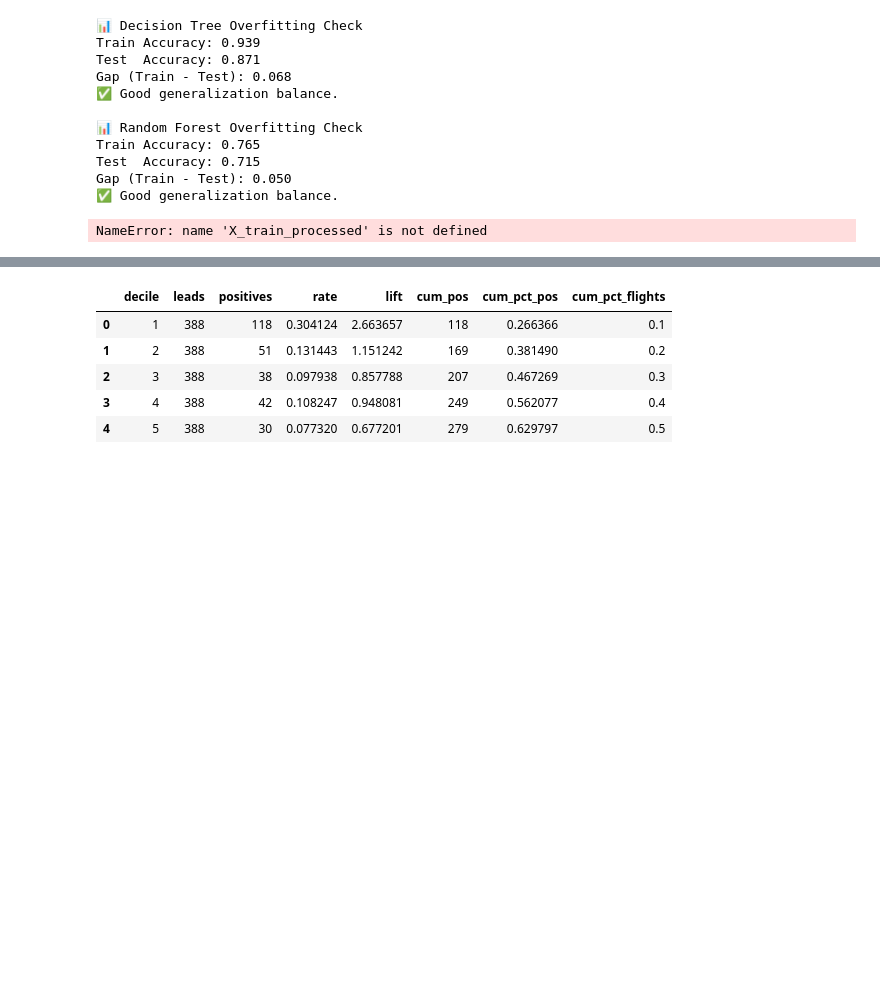
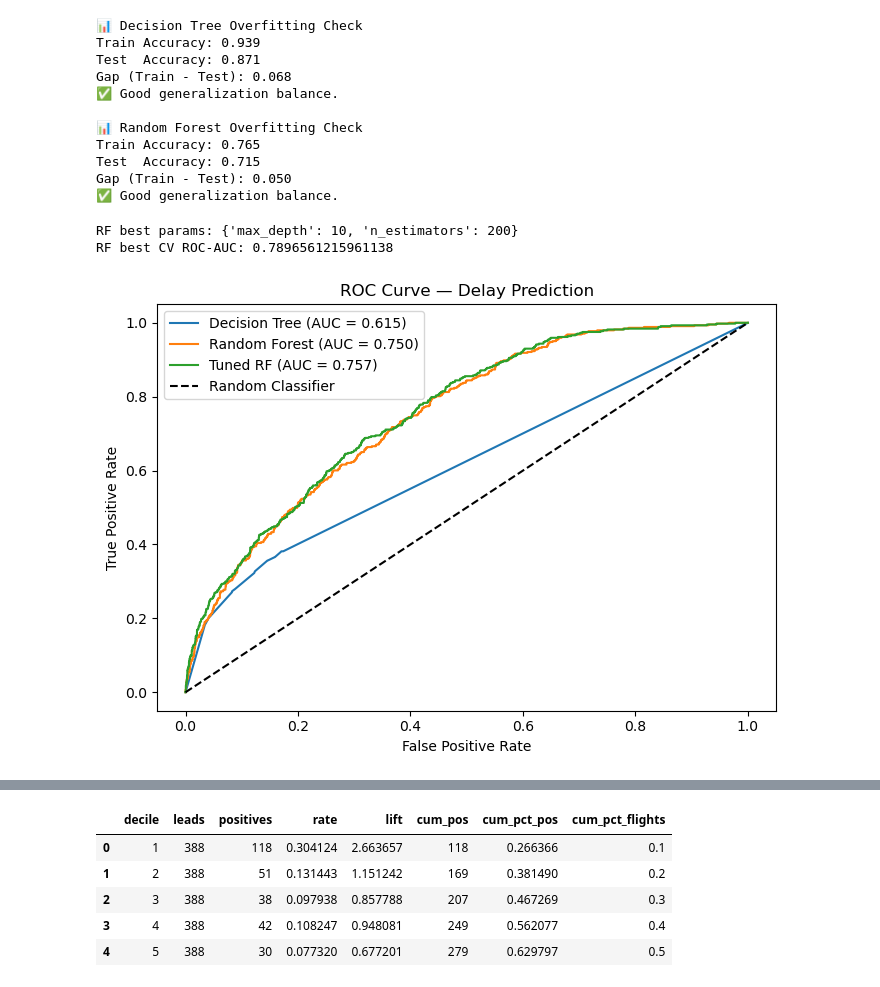
Before and after one commit to CFarron/CAP_3764_2026_Spring_Team_2, a Jupyter notebook: notebooks/03_tree_based_model.ipynb, the cells around one changed output, grey strips where cells are left out. Cells and saved outputs as stored; diff of their text form; code cells hidden in the pictures; blank space fills up the shorter version.

Commit message:
Finalized model tuning and performance metrics
Adjusted output based on new features and hyper parameter tuning

```diff
--- a/notebooks/03_tree_based_model.ipynb
+++ b/notebooks/03_tree_based_model.ipynb
@@ -438,27 +337,67 @@ Test  Accuracy: 0.715
 Gap (Train - Test): 0.050
 ✅ Good generalization balance.
 # %%
+# =====================================================
+# Hyperparameter Tuning
+# =====================================================
 from sklearn.ensemble import RandomForestClassifier
 from sklearn.model_selection import GridSearchCV
 
-param_grid_rf = {
-    "n_estimators": [200, 400],
-    "max_depth": [None, 8],
-    "min_samples_leaf": [1, 3],
+rf_param_grid = {
+    'max_depth': [5, 10, 15, None],
+    'n_estimators': [100, 200, 300]
 }
 
 rf_grid = GridSearchCV(
-    RandomForestClassifier(random_state=42),
-    param_grid_rf,
+    RandomForestClassifier(random_state=RANDOM_STATE),
+    rf_param_grid,
     cv=5,
-    scoring="roc_auc",
+    scoring='roc_auc',
     n_jobs=-1,
     refit=True
 )
 
-rf_grid.fit(X_train_processed, y_train)
+rf_grid.fit(X_train, y_train)
 
 print("RF best params:", rf_grid.best_params_)
-print("RF best CV AUC:", rf_grid.best_score_)
+print("RF best CV ROC-AUC:", rf_grid.best_score_)
 # %% [output]
-NameError: name 'X_train_processed' is not defined
+RF best params: {'max_depth': 10, 'n_estimators': 200}
+RF best CV ROC-AUC: 0.7896561215961138
+# %%
+best_rf = rf_grid.best_estimator_
+y_pred_rf_tuned = best_rf.predict(X_test)
+y_prob_rf_tuned = best_rf.predict_proba(X_test)[:, 1]
+
+cv_rf_tuned = rf_grid.best_score_
+# %%
+# =====================================================
+# ROC Curves
+# =====================================================
+
+auc_dt = roc_auc_score(y_test, y_prob_dt)
+auc_rf = roc_auc_score(y_test, y_prob_rf)
+auc_rf_tuned = roc_auc_score(y_test, y_prob_rf_tuned)
+
+fpr_dt, tpr_dt, _ = roc_curve(y_test, y_prob_dt)
+fpr_rf, tpr_rf, _ = roc_curve(y_test, y_prob_rf)
+fpr_rf_tuned, tpr_rf_tuned, _ = roc_curve(y_test, y_prob_rf_tuned)
+
+fig, ax = plt.subplots(figsize=(7, 5))
+
+ax.plot(fpr_dt, tpr_dt, label=f"Decision Tree (AUC = {auc_dt:.3f})")
+ax.plot(fpr_rf, tpr_rf, label=f"Random Forest (AUC = {auc_rf:.3f})")
+ax.plot(fpr_rf_tuned, tpr_rf_tuned, label=f"Tuned RF (AUC = {auc_rf_tuned:.3f})")
+ax.plot([0, 1], [0, 1], 'k--', label='Random Classifier')
+
+ax.set_xlabel("False Positive Rate")
+ax.set_ylabel("True Positive Rate")
+ax.set_title("ROC Curve — Delay Prediction")
+
+ax.legend()
+
+plt.tight_layout()
+plt.savefig('../outputs/roc_curve_delay.png', dpi=150)
+plt.show()
+# %% [output]
+[figure, new version]
```
Also changed, not shown: parts of 6 cells of this notebook, 8 other files.
